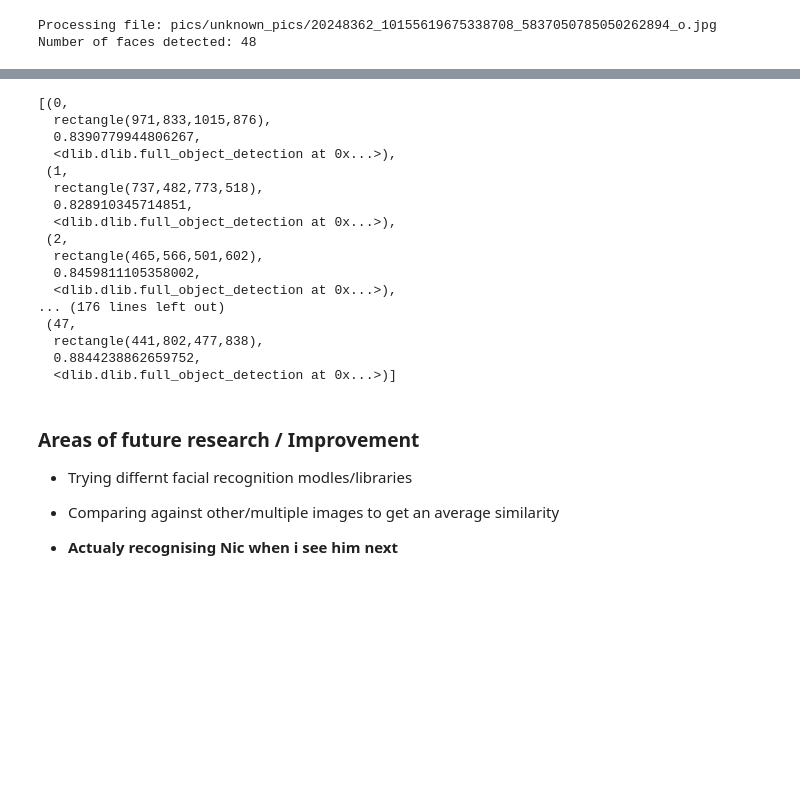
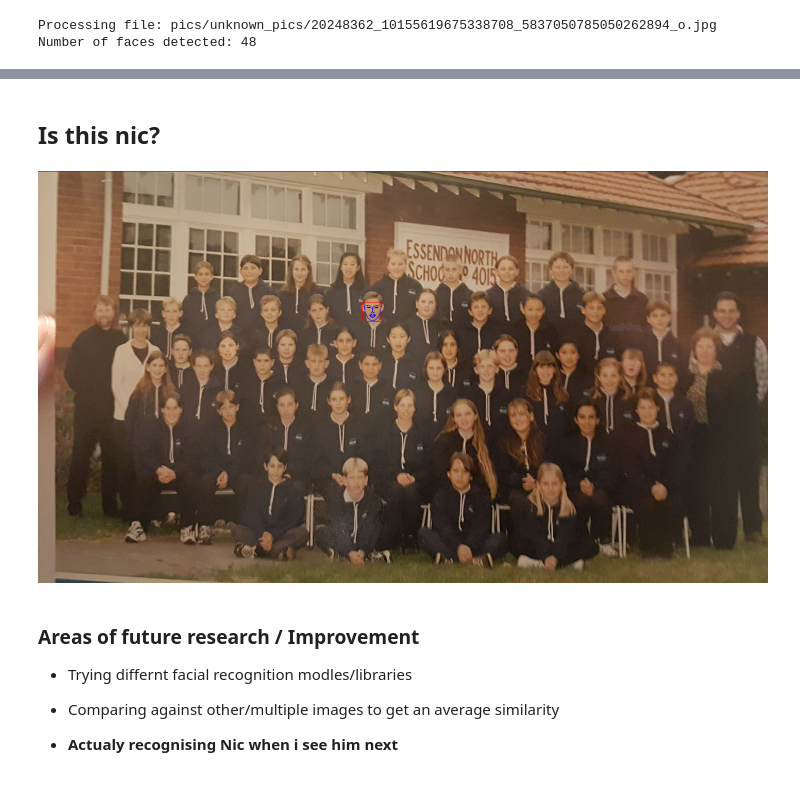
Before and after one commit to Jamesmaine/who_is_nic, a Jupyter notebook: nic.ipynb, the cells around one changed output, grey strips where cells are left out. Drawn from its saved outputs; the diff is of its cells as text; code cells hidden in the pictures; blank space fills up the shorter version.

```diff
--- a/nic.ipynb
+++ b/nic.ipynb
@@ -142,26 +154,11 @@ The new NIC is person 30 located at [(629, 494) (665, 530)] with a similarity of
+# %% [markdown]
+## Is this nic?
 # %%
 shape = sp(img, good_face)
 # Draw the face landmarks on the screen so we can see what face is currently being processed.
 win.clear_overlay()
 win.add_overlay(good_face)
 win.add_overlay(shape)
+Image('pics/for_gist/winner.png')
+# %% [output]
+[figure, added]
-# %%
-all_faces
-# %% [output]
-[(0,
-  rectangle(971,833,1015,876),
-  0.8390779944806267,
-  <dlib.dlib.full_object_detection at 0x...>),
- (1,
-  rectangle(737,482,773,518),
-  0.828910345714851,
-  <dlib.dlib.full_object_detection at 0x...>),
- (2,
-  rectangle(465,566,501,602),
-  0.8459811105358002,
-  <dlib.dlib.full_object_detection at 0x...>),
-... (176 lines left out)
- (47,
-  rectangle(441,802,477,838),
-  0.8844238862659752,
-  <dlib.dlib.full_object_detection at 0x...>)]
```
Also changed, not shown: parts of 15 cells of this notebook, 2 other files.
